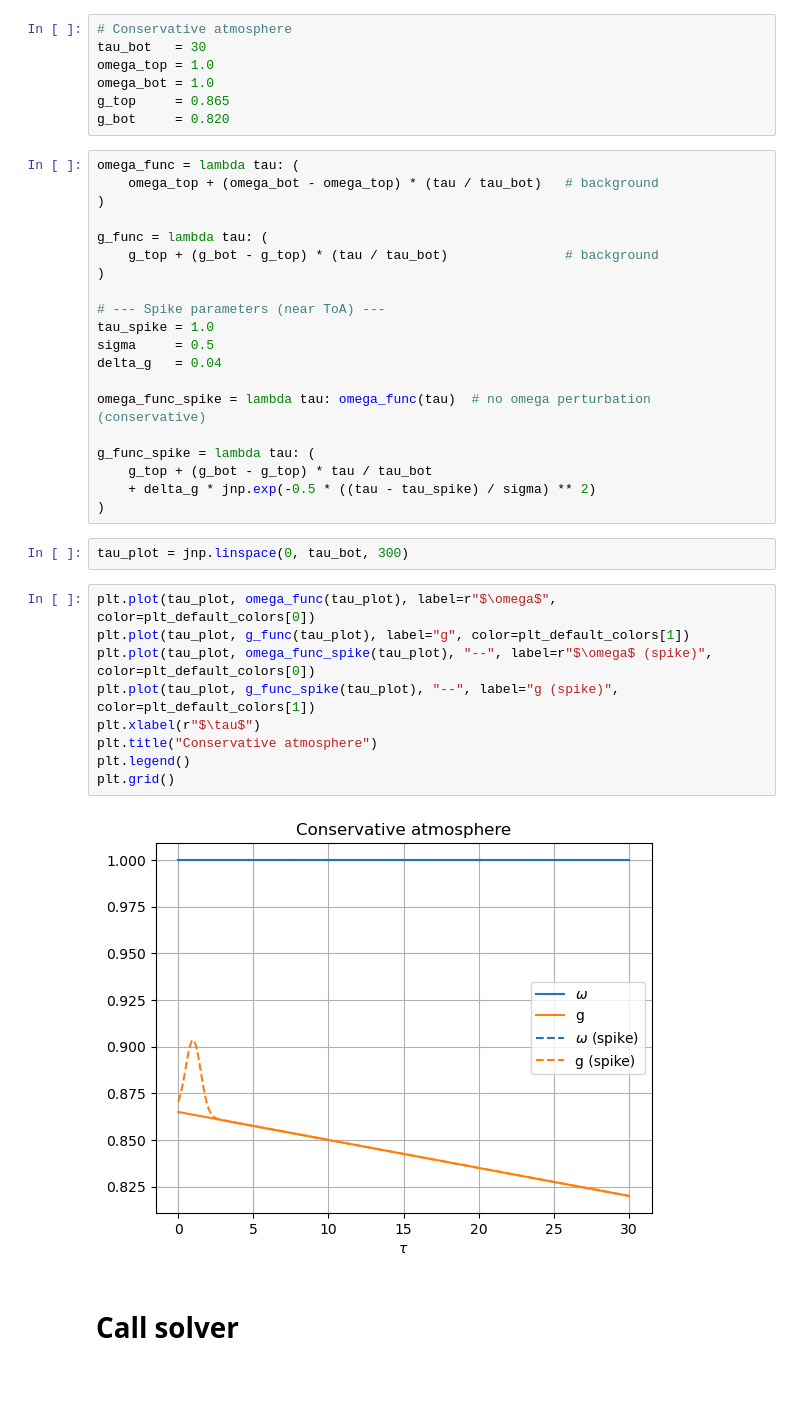
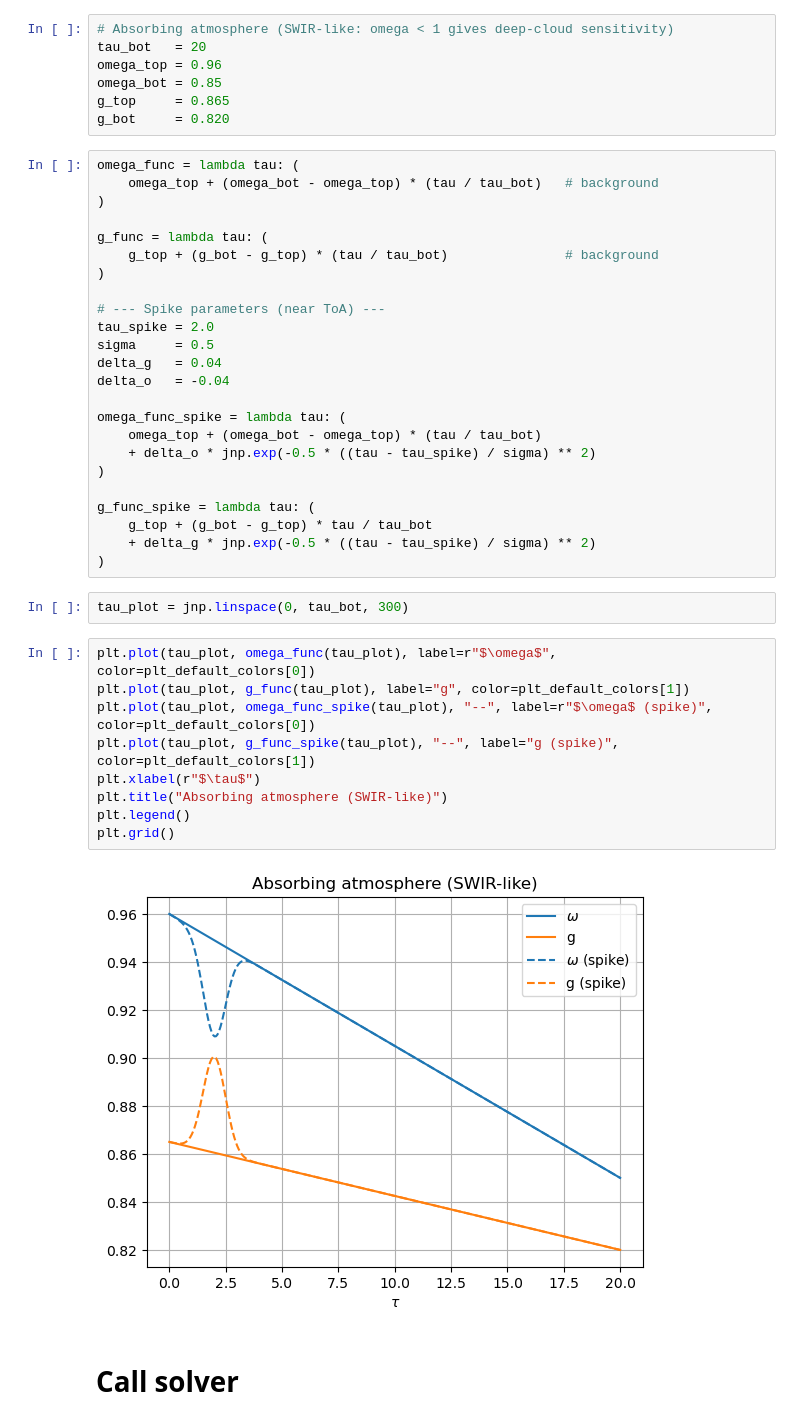
Before and after one commit to dhjx1996/Pythonic-DISORT_inhomogeneous_atmosphere, a Jupyter notebook: adiabatic_cloud_with_drizzle.ipynb, the cells around one changed output. Saved outputs shown, nothing was run; the diff lists cells and outputs as text; blank space fills up the shorter version.

```diff
--- a/adiabatic_cloud_with_drizzle.ipynb
+++ b/adiabatic_cloud_with_drizzle.ipynb
@@ -4,10 +10,10 @@ import jax.numpy as jnp
 import matplotlib.pyplot as plt
 plt_default_colors = plt.rcParams['axes.prop_cycle'].by_key()['color']
 # %%
-# Conservative atmosphere
-tau_bot   = 30
-omega_top = 1.0
-omega_bot = 1.0
+# Absorbing atmosphere (SWIR-like: omega < 1 gives deep-cloud sensitivity)
+tau_bot   = 20
+omega_top = 0.96
+omega_bot = 0.85
 g_top     = 0.865
 g_bot     = 0.820
 # %%
@@ -20,11 +26,15 @@ g_func = lambda tau: (
 )
 
 # --- Spike parameters (near ToA) ---
-tau_spike = 1.0
+tau_spike = 2.0
 sigma     = 0.5
 delta_g   = 0.04
+delta_o   = -0.04
 
-omega_func_spike = lambda tau: omega_func(tau)  # no omega perturbation (conservative)
+omega_func_spike = lambda tau: (
+    omega_top + (omega_bot - omega_top) * (tau / tau_bot)
+    + delta_o * jnp.exp(-0.5 * ((tau - tau_spike) / sigma) ** 2)
+)
 
 g_func_spike = lambda tau: (
     g_top + (g_bot - g_top) * tau / tau_bot
@@ -35,14 +45,14 @@ tau_plot = jnp.linspace(0, tau_bot, 300)
 # %%
 plt.plot(tau_plot, omega_func(tau_plot), label=r"$\omega$", color=plt_default_colors[0])
 plt.plot(tau_plot, g_func(tau_plot), label="g", color=plt_default_colors[1])
 plt.plot(tau_plot, omega_func_spike(tau_plot), "--", label=r"$\omega$ (spike)", color=plt_default_colors[0])
 plt.plot(tau_plot, g_func_spike(tau_plot), "--", label="g (spike)", color=plt_default_colors[1])
 plt.xlabel(r"$\tau$")
-plt.title("Conservative atmosphere")
+plt.title("Absorbing atmosphere (SWIR-like)")
 plt.legend()
 plt.grid()
 # %% [output]
-[figure, old version]
+[figure, new version]
 # %% [markdown]
 # Call solver
 # %%
```
Also changed, not shown: parts of 9 cells of this notebook, 7 other files.
